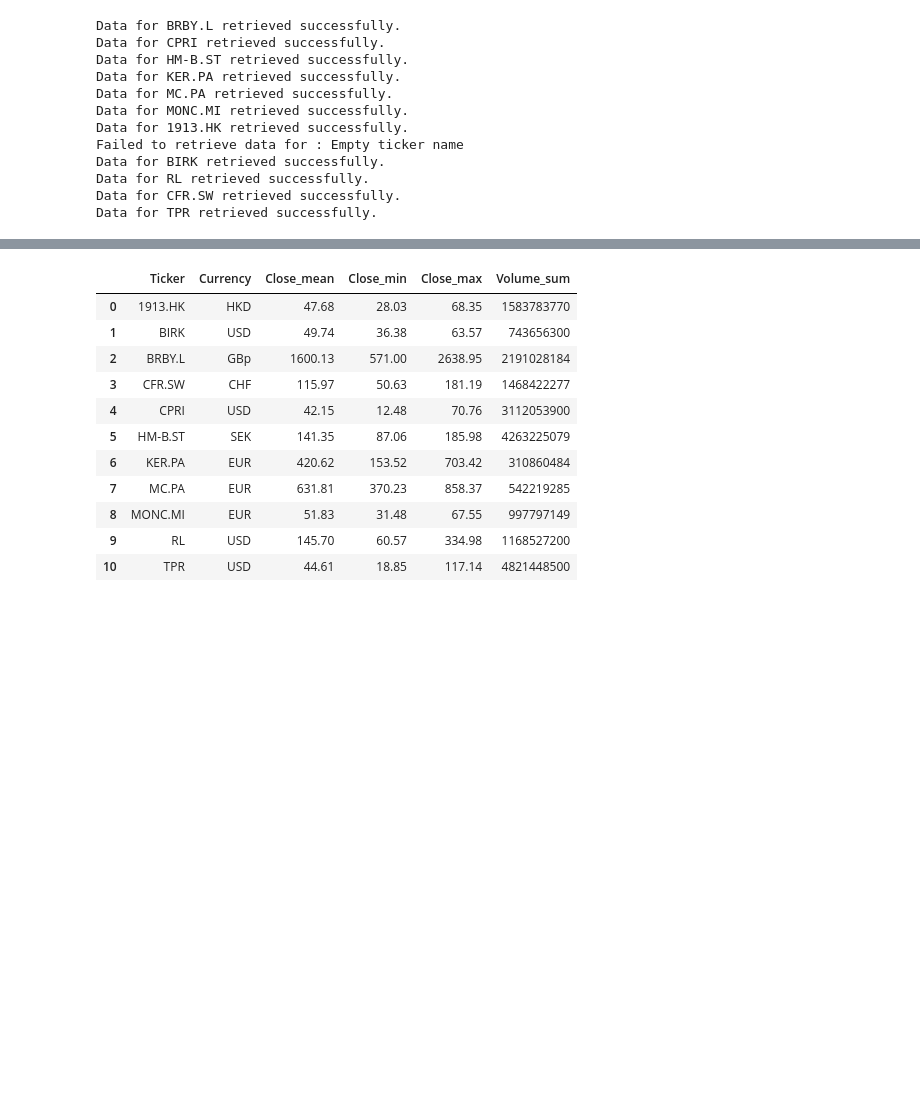
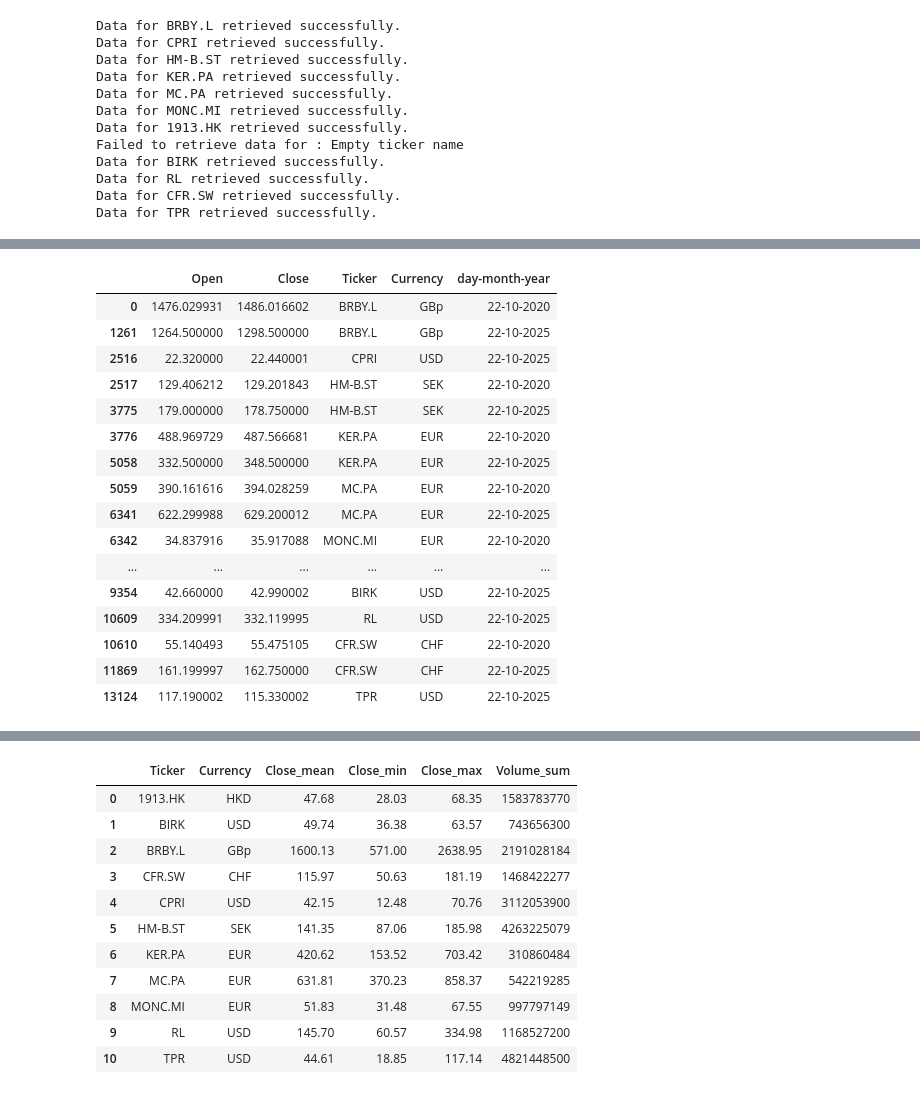
Before and after one commit to gabigens/project-week-3, a Jupyter notebook: MiniPro3-complete-code.ipynb, the cells around one changed output, grey strips where cells are left out. Drawn from its saved outputs; the diff is of its cells as text; code cells hidden in the pictures; blank space fills up the shorter version.

```diff
--- a/MiniPro3-complete-code.ipynb
+++ b/MiniPro3-complete-code.ipynb
@@ -272,0 +289,5 @@ Data for TPR retrieved successfully.
+# %%
+big_data = big_data.drop(['High', 'Low', 'Volume', 'Dividends',
+       'Stock Splits'], axis=1)
+
+big_data
@@ -272,0 +308,36 @@ Data for TPR retrieved successfully.
+# %%
+# Ensure the 'Date' column is in datetime format
+big_data['Date'] = pd.to_datetime(big_data['Date'], utc=True)
+
+
+# Extract day, month, and year and create a new column in your desired format
+big_data['day-month-year'] = big_data['Date'].dt.strftime('%d-%m-%Y')
+
+specific_dates = ['22-10-2020', '22-10-2025']
+
+# Filter the rows where 'day-month-year' matches any of the specific dates
+filtered_data = big_data.loc[big_data['day-month-year'].isin(specific_dates)]
+
+
+
+filtered_data = filtered_data.drop(['Date'], axis=1)
+# %%
+filtered_data
+# %% [output]
+|  | Open | Close | Ticker | Currency | day-month-year |
+| 0 | 1476.029931 | 1486.016602 | BRBY.L | GBp | 22-10-2020 |
+| 1261 | 1264.500000 | 1298.500000 | BRBY.L | GBp | 22-10-2025 |
+| 2516 | 22.320000 | 22.440001 | CPRI | USD | 22-10-2025 |
+| 2517 | 129.406212 | 129.201843 | HM-B.ST | SEK | 22-10-2020 |
+| 3775 | 179.000000 | 178.750000 | HM-B.ST | SEK | 22-10-2025 |
+| 3776 | 488.969729 | 487.566681 | KER.PA | EUR | 22-10-2020 |
+| 5058 | 332.500000 | 348.500000 | KER.PA | EUR | 22-10-2025 |
+| 5059 | 390.161616 | 394.028259 | MC.PA | EUR | 22-10-2020 |
+| 6341 | 622.299988 | 629.200012 | MC.PA | EUR | 22-10-2025 |
+| 6342 | 34.837916 | 35.917088 | MONC.MI | EUR | 22-10-2020 |
+| ... | ... | ... | ... | ... | ... |
+| 9354 | 42.660000 | 42.990002 | BIRK | USD | 22-10-2025 |
+| 10609 | 334.209991 | 332.119995 | RL | USD | 22-10-2025 |
+| 10610 | 55.140493 | 55.475105 | CFR.SW | CHF | 22-10-2020 |
+| 11869 | 161.199997 | 162.750000 | CFR.SW | CHF | 22-10-2025 |
+| 13124 | 117.190002 | 115.330002 | TPR | USD | 22-10-2025 |
```
Also changed, not shown: parts of 4 cells of this notebook.
